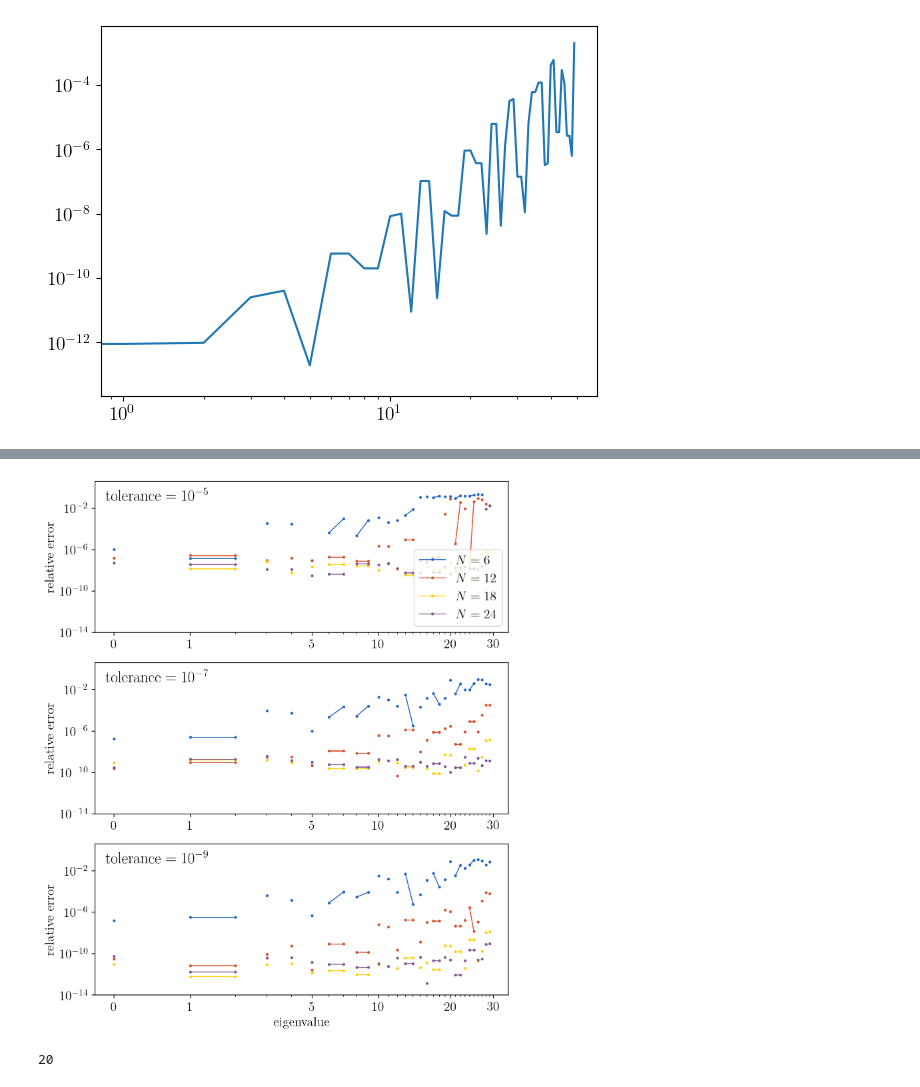
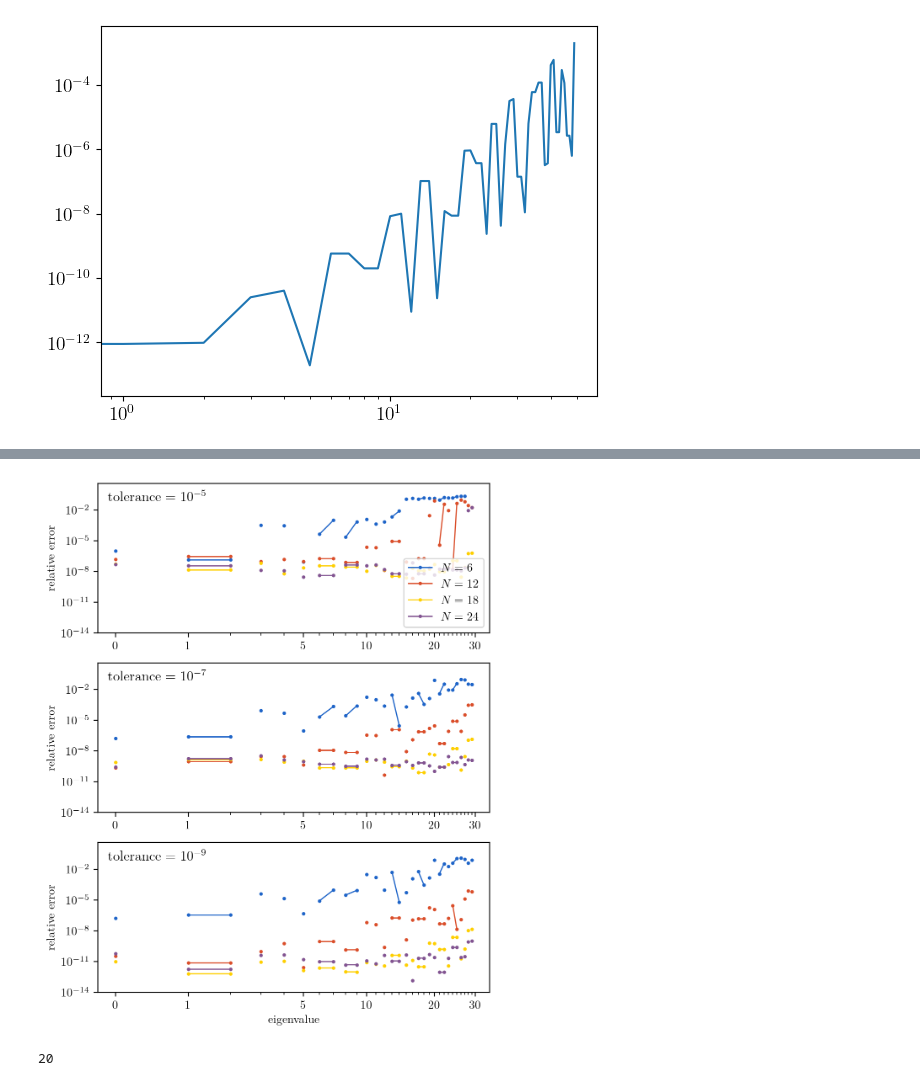
Before and after one commit to toonijn/PhD-thesis, a Jupyter notebook: img/chapter3/experiments/ixaru.ipynb, the cells around one changed output, grey strips where cells are left out. Drawn from its saved outputs; the diff is of its cells as text; code cells hidden in the pictures.

```diff
--- a/img/chapter3/experiments/ixaru.ipynb
+++ b/img/chapter3/experiments/ixaru.ipynb
@@ -116,7 +116,7 @@ with open("ixaru_data.csv", 'w') as f:
 import matplotlib.pyplot as plt
 
 
-fig, axes = plt.subplots(3, 1, figsize=(8, 10), dpi=200)
+fig, axes = plt.subplots(3, 1, figsize=(6, 8), dpi=200)
 
 Ns = [6, 12, 18, 24]
 tols = [1e-5, 1e-7, 1e-9]
@@ -144,34 +144,34 @@ for ni, tol in enumerate(tols):
 
     for i, N in enumerate(Ns):
         j = 0
 
         raw = results[N, tol]
         k = len(raw)
         r = np.abs((raw - seigs[:k])/seigs[:k])
 
         kwargs = dict(
             label=f"$N={N}$",
             color=ugent.palet[i],
             marker='.', ls='-', lw=1, markersize=4,
         )
         for mult in mults:
             d = r[j:j+mult]
             ax.plot(range(j + 1, j+len(d)+1), d, **kwargs)
             if j == 0:
                 del kwargs["label"]
             j += mult
             if j >= len(r):
                 break
 
     ax.set_title(f"$\\text{{tolerance}} = 10^{{{round(np.log10(tol))}}}$", y=0.835, x=0.025, loc="left")
 
 
 axes[0].legend(*axes[2].get_legend_handles_labels(), loc="lower right")
 
 fig.show()
 plt.savefig(f"ixaru_lobatto.pdf", bbox_inches="tight")
 # %% [output]
-[figure, old version]
+[figure, new version]
 # %%
 len(results[6,1e-4])
 # %% [output]
```
Also changed, not shown: 5 other files.
